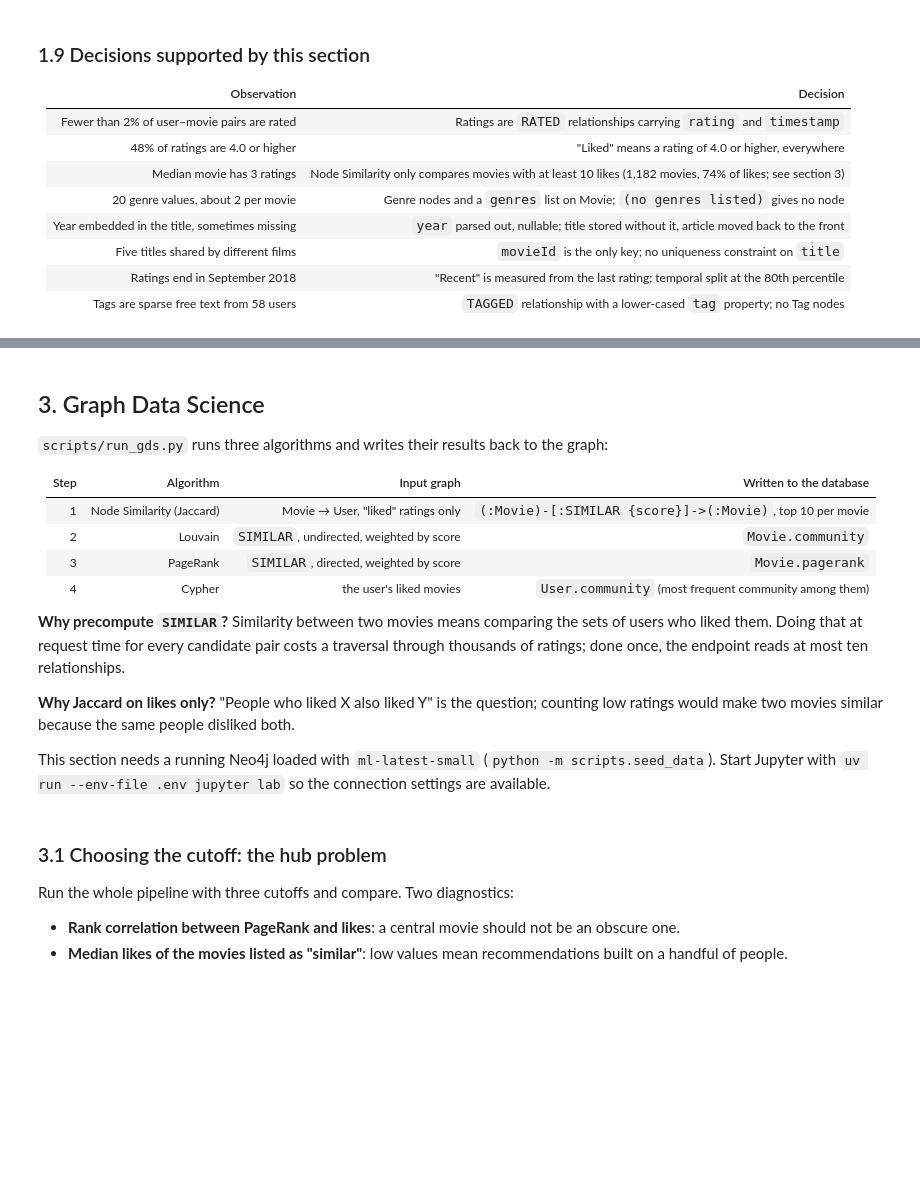
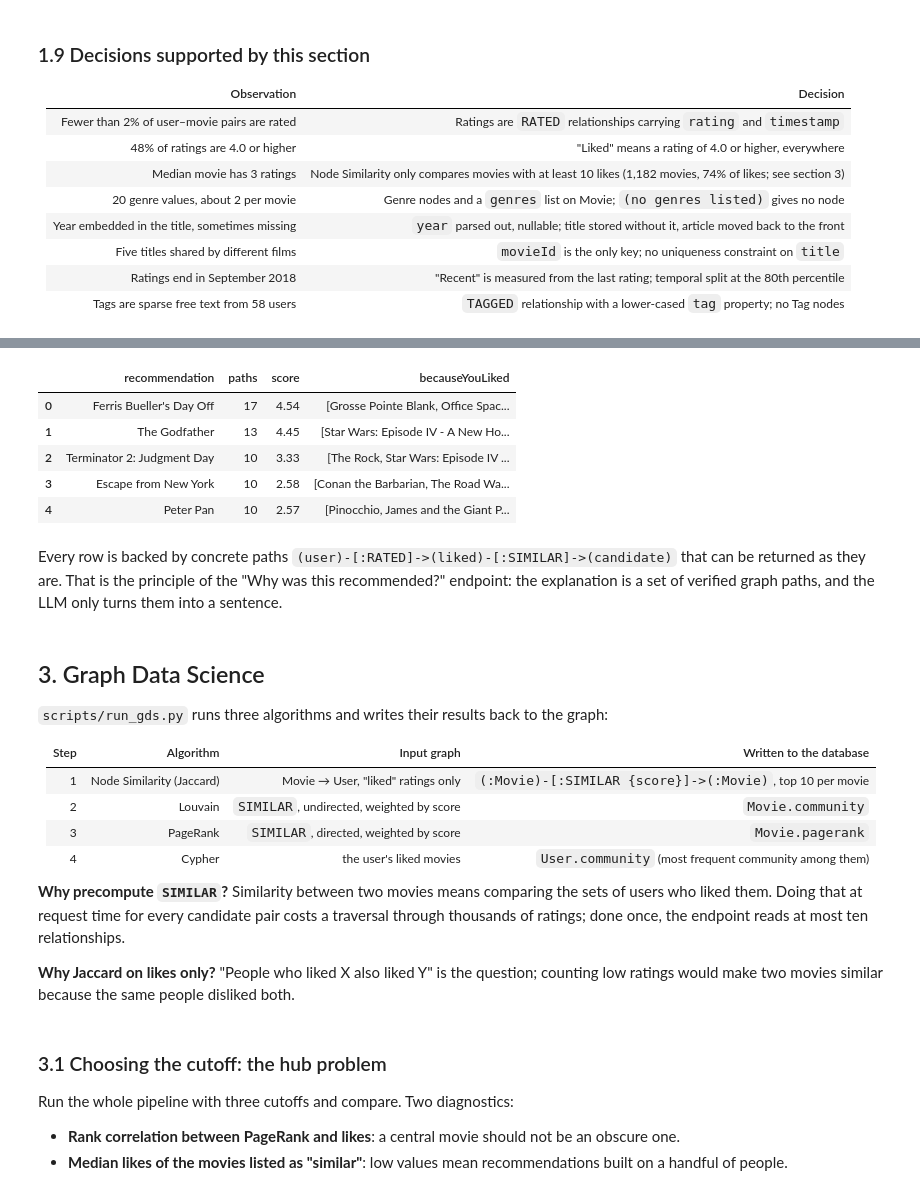
Before and after one commit to Jawadmallat/aidams-3A-kg-project-jawad-charles-erdem, a Jupyter notebook: demo.ipynb, the cells around one changed output, grey strips where cells are left out. Saved outputs shown, nothing was run; the diff lists cells and outputs as text; code cells hidden in the pictures; blank space fills up the shorter version.

```diff
--- a/demo.ipynb
+++ b/demo.ipynb
@@ -270,3 +405,21 @@ A few movies have no `tmdbId`, so that property is optional on Movie.
+# %%
+query("""
+MATCH (u:User {userId: $user})-[r:RATED]->(liked:Movie)-[s:SIMILAR]->(candidate:Movie)
+WHERE r.rating >= 4.0 AND NOT EXISTS { (u)-[:RATED]->(candidate) }
+WITH candidate, count(*) AS paths, sum(s.score) AS score,
+     collect(liked.title)[..3] AS becauseYouLiked
+RETURN candidate.title AS recommendation, paths, round(score, 2) AS score, becauseYouLiked
+ORDER BY score DESC LIMIT 5
+""", user=1)
+# %% [output]
+|  | recommendation | paths | score | becauseYouLiked |
+| 0 | Ferris Bueller's Day Off | 17 | 4.54 | [Grosse Pointe Blank, Office Spac... |
+| 1 | The Godfather | 13 | 4.45 | [Star Wars: Episode IV - A New Ho... |
+| 2 | Terminator 2: Judgment Day | 10 | 3.33 | [The Rock, Star Wars: Episode IV ... |
+| 3 | Escape from New York | 10 | 2.58 | [Conan the Barbarian, The Road Wa... |
+| 4 | Peter Pan | 10 | 2.57 | [Pinocchio, James and the Giant P... |
+# %% [markdown]
+Every row is backed by concrete paths `(user)-[:RATED]->(liked)-[:SIMILAR]->(candidate)` that can be returned as they are. That is the principle of the "Why was this recommended?" endpoint: the explanation is a set of verified graph paths, and the LLM only turns them into a sentence.
 # %% [markdown]
 ## 3. Graph Data Science
 
@@ -282,7 +435,5 @@ A few movies have no `tmdbId`, so that property is optional on Movie.
 **Why precompute `SIMILAR`?** Similarity between two movies means comparing the sets of users who liked them. Doing that at request time for every candidate pair costs a traversal through thousands of ratings; done once, the endpoint reads at most ten relationships.
 
 **Why Jaccard on likes only?** "People who liked X also liked Y" is the question; counting low ratings would make two movies similar because the same people disliked both.
-
-This section needs a running Neo4j loaded with `ml-latest-small` (`python -m scripts.seed_data`). Start Jupyter with `uv run --env-file .env jupyter lab` so the connection settings are available.
 # %%
 from scripts import run_gds
```
Also changed, not shown: parts of 14 cells of this notebook.
